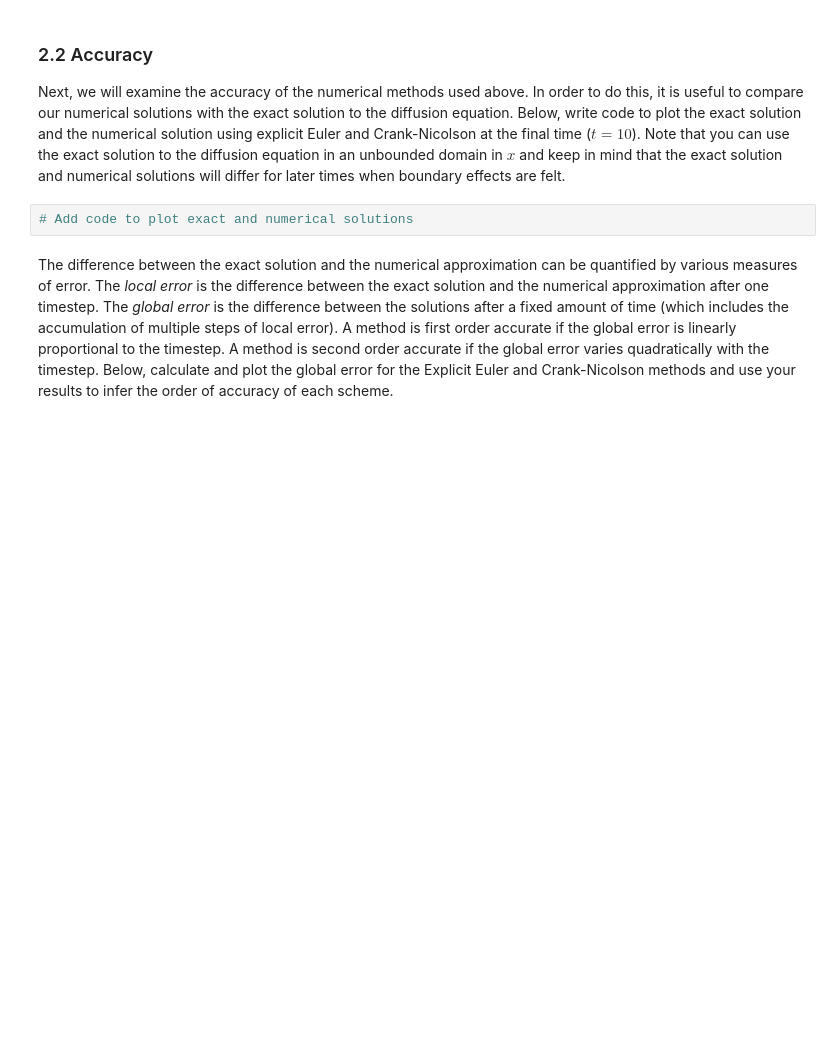
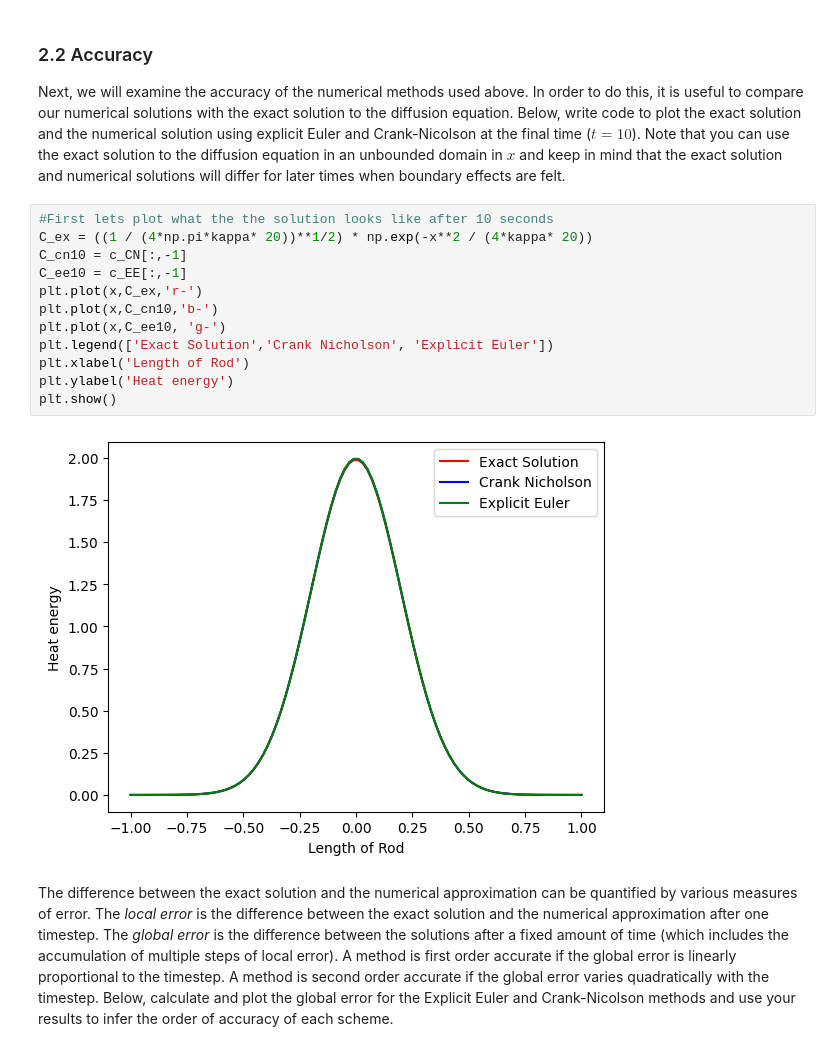
Before and after one commit to Hafeez1002/QCES, a Jupyter notebook: Project1_numerical_methods.ipynb, the cells around one changed output. Saved outputs shown, nothing was run; the diff lists cells and outputs as text; blank space fills up the shorter version.

```diff
--- a/Project1_numerical_methods.ipynb
+++ b/Project1_numerical_methods.ipynb
@@ -288,7 +288,19 @@ INSERT COMMENTS HERE
 ### 2.2 Accuracy
 <a id='section2pt2'></a>
 Next, we will examine the accuracy of the numerical methods used above. In order to do this, it is useful to compare our numerical solutions with the exact solution to the diffusion equation. Below, write code to plot the exact solution and the numerical solution using explicit Euler and Crank-Nicolson at the final time ($t=10$). Note that you can use the exact solution to the diffusion equation in an unbounded domain in $x$ and keep in mind that the exact solution and numerical solutions will differ for later times when boundary effects are felt.
-# %%
-# Add code to plot exact and numerical solutions
+# %%
+#First lets plot what the the solution looks like after 10 seconds
+C_ex = ((1 / (4*np.pi*kappa* 20))**1/2) * np.exp(-x**2 / (4*kappa* 20))
+C_cn10 = c_CN[:,-1]
+C_ee10 = c_EE[:,-1]
+plt.plot(x,C_ex,'r-')
+plt.plot(x,C_cn10,'b-')
+plt.plot(x,C_ee10, 'g-')
+plt.legend(['Exact Solution','Crank Nicholson', 'Explicit Euler'])
+plt.xlabel('Length of Rod')
+plt.ylabel('Heat energy')
+plt.show()
+# %% [output]
+[figure, added]
 # %% [markdown]
 The difference between the exact solution and the numerical approximation can be quantified by various measures of error. The *local error* is the difference between the exact solution and the numerical approximation after one timestep. The *global error* is the difference between the solutions after a fixed amount of time (which includes the accumulation of multiple steps of local error). A method is first order accurate if the global error is linearly proportional to the timestep. A method is second order accurate if the global error varies quadratically with the timestep. Below, calculate and plot the global error for the Explicit Euler and Crank-Nicolson methods and use your results to infer the order of accuracy of each scheme.
```
Also changed, not shown: parts of 6 cells of this notebook.
